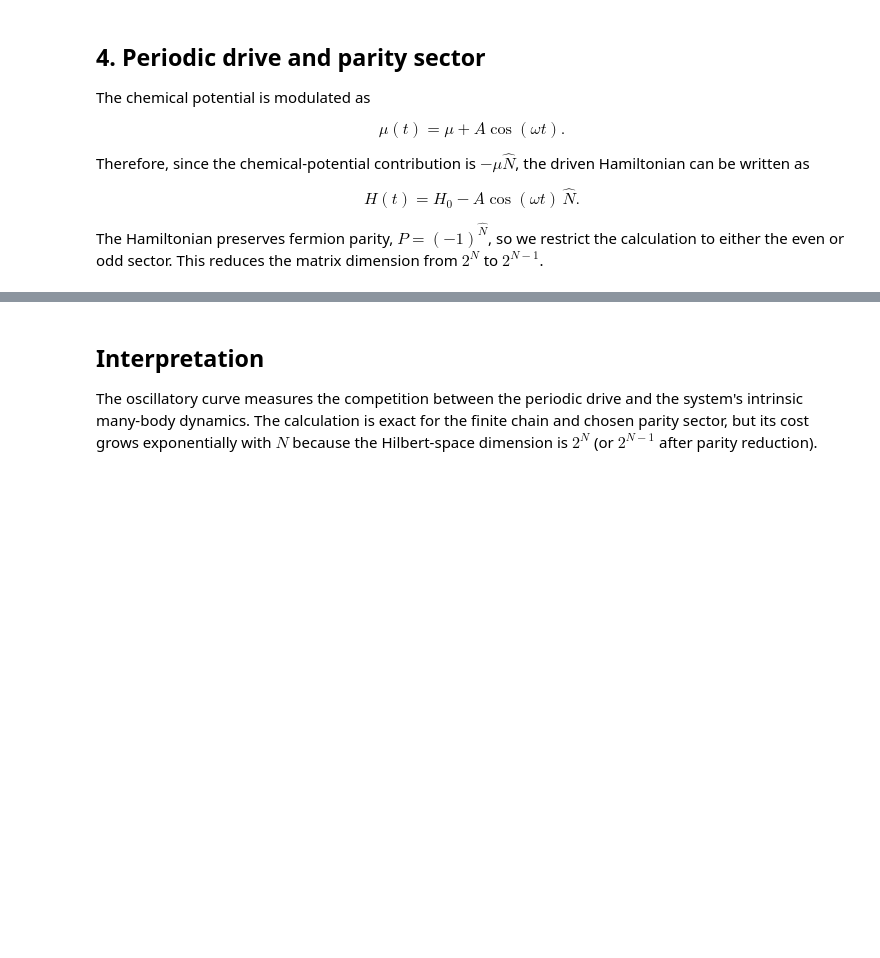
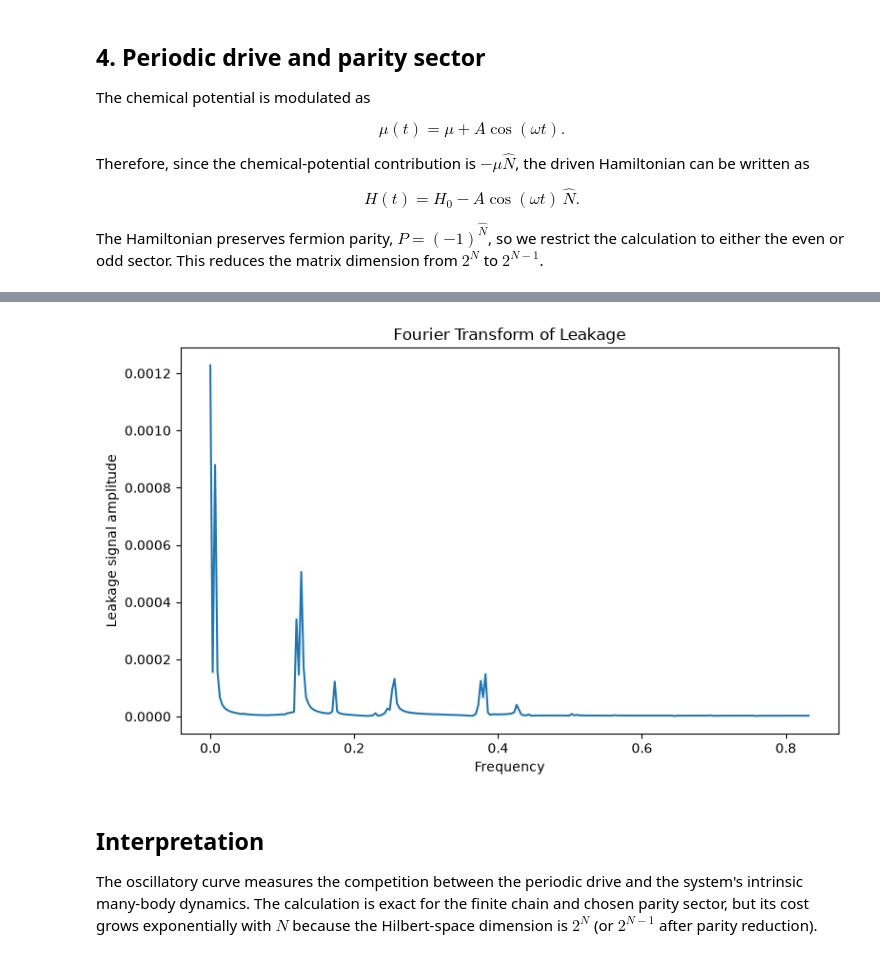
Before and after one commit to pingpingy1/kitaev_chain_time_dependence, a Jupyter notebook: kitaev_chain_simulation.ipynb, the cells around one changed output, grey strips where cells are left out. Saved outputs shown, nothing was run; the diff lists cells and outputs as text; code cells hidden in the pictures; blank space fills up the shorter version.

Commit message:
[Feat] Cleanup; Fourier

```diff
--- a/kitaev_chain_simulation.ipynb
+++ b/kitaev_chain_simulation.ipynb
@@ -240,3 +315,14 @@ plt.show()
+# %%
+freqs, amps = extract_frequency_spectrum(times1, leakage1)
+plt.figure(figsize=(8, 5))
+plt.plot(freqs, amps)
+plt.xlabel("Frequency")
+plt.ylabel("Leakage signal amplitude")
+plt.title("Fourier Transform of Leakage")
+plt.tight_layout()
+plt.show()
+# %% [output]
+[figure, added]
 # %% [markdown]
 ## Interpretation
 
```
Also changed, not shown: parts of 9 cells of this notebook.
